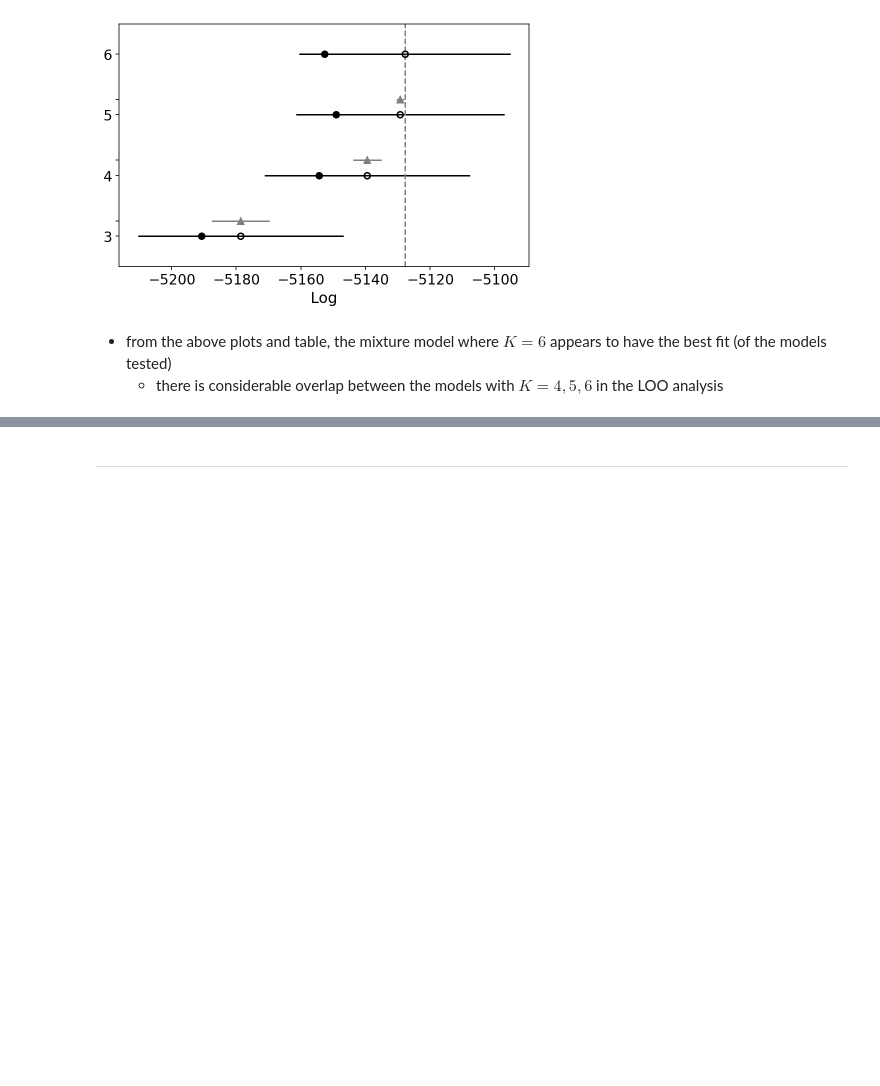
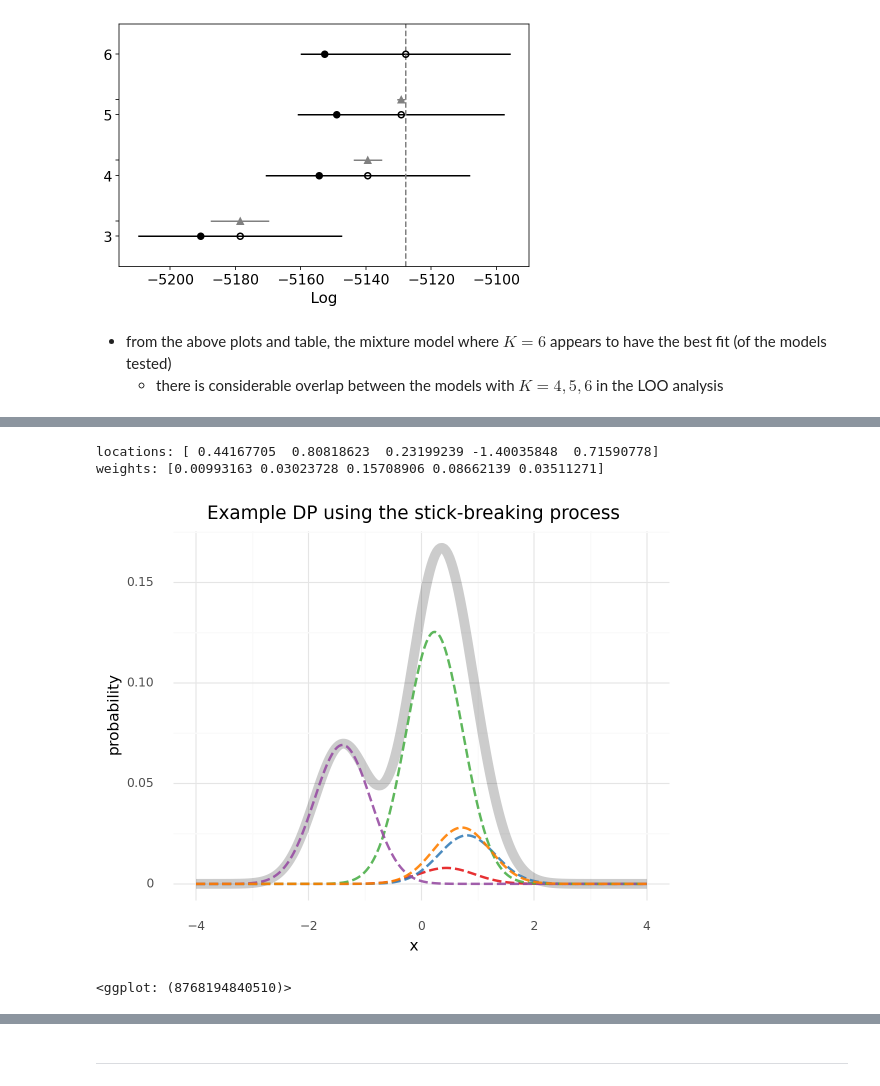
Before and after one commit to jhrcook/bayesian-analysis-with-python_e2, a Jupyter notebook: 06_mixture-models.ipynb, the cells around one changed output, grey strips where cells are left out. Drawn from its saved outputs; the diff is of its cells as text; code cells hidden in the pictures; blank space fills up the shorter version.

```diff
--- a/06_mixture-models.ipynb
+++ b/06_mixture-models.ipynb
@@ -368,0 +439,41 @@ plt.show()
+# %%
+alpha = 10
+H = stats.norm
+K = 5
+
+np.random.seed(124)
+
+x = np.linspace(-4, 4, 250)
+locs, w = stick_breaking_truncated(alpha, H, K)
+print(f"locations: {locs}")
+print(f"weights: {w}")
+# %% [output]
+locations: [ 0.44167705  0.80818623  0.23199239 -1.40035848  0.71590778]
+weights: [0.00993163 0.03023728 0.15708906 0.08662139 0.03511271]
+# %%
+dist = stats.norm(locs, 0.5)
+x_ = np.array([x] * K).T  # Make K copies of `x`
+prob = dist.pdf(x_) * w
+prob_cum = np.sum(prob, 1)
+
+data = pd.DataFrame(prob)
+data["x"] = x
+data = data.melt(id_vars="x", var_name="peak_idx", value_name="y")
+data["peak_idx"] = data["peak_idx"].astype(str)
+
+data_cum = pd.DataFrame({"x": x, "y": prob_cum})
+
+(
+    gg.ggplot(data_cum, gg.aes(x="x", y="y"))
+    + gg.geom_line(color="black", size=4, alpha=0.2)
+    + gg.geom_line(
+        gg.aes(color="peak_idx"), data=data, linetype="--", size=1, alpha=0.9
+    )
+    + gg.scale_color_brewer(type="qual", palette="Set1", guide=False)
+    + gg.labs(
+        x="x", y="probability", title="Example DP using the stick-breaking process"
+    )
+)
+# %% [output]
+[figure, added]
+<ggplot: (8768194840510)>
```
Also changed, not shown: parts of 22 cells of this notebook, 11 other files.
